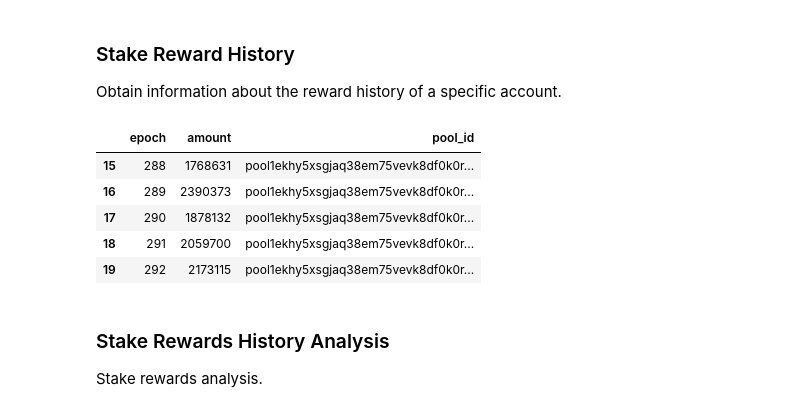
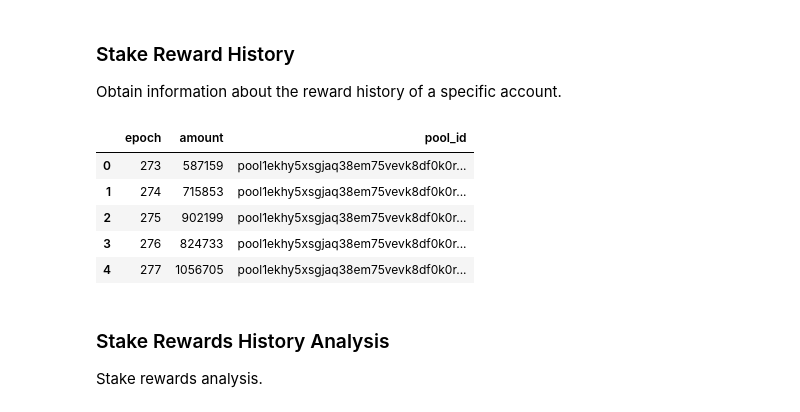
Before and after one commit to attadje/py-cardano-explorer, a Jupyter notebook: readme.ipynb, the cells around one changed output. Saved outputs shown, nothing was run; the diff lists cells and outputs as text; code cells hidden in the pictures.

```diff
--- a/readme.ipynb
+++ b/readme.ipynb
@@ -164,19 +161,17 @@ cardano_mainnet.stake_informations(stake_address)
 ### Stake Reward History
 Obtain information about the reward history of a specific account.
 # %%
-cardano_mainnet.stake_reward_history(stake_address)
-#or
 cardano_mainnet.stake_reward_history(stake_address,
                                      data_order='asc', # Optional: Data order (default: Ascending)
                                      nb_of_results=100, # Optional: Return max 100 results at the time (default: None), None for get all the data available.
                                      pandas=True) # Optional: Return a pandas dataframe
 # %% [output]
 |  | epoch | amount | pool_id |
-| 15 | 288 | 1768631 | pool1ekhy5xsgjaq38em75vevk8df0k0r... |
-| 16 | 289 | 2390373 | pool1ekhy5xsgjaq38em75vevk8df0k0r... |
-| 17 | 290 | 1878132 | pool1ekhy5xsgjaq38em75vevk8df0k0r... |
-| 18 | 291 | 2059700 | pool1ekhy5xsgjaq38em75vevk8df0k0r... |
-| 19 | 292 | 2173115 | pool1ekhy5xsgjaq38em75vevk8df0k0r... |
+| 0 | 273 | 587159 | pool1ekhy5xsgjaq38em75vevk8df0k0r... |
+| 1 | 274 | 715853 | pool1ekhy5xsgjaq38em75vevk8df0k0r... |
+| 2 | 275 | 902199 | pool1ekhy5xsgjaq38em75vevk8df0k0r... |
+| 3 | 276 | 824733 | pool1ekhy5xsgjaq38em75vevk8df0k0r... |
+| 4 | 277 | 1056705 | pool1ekhy5xsgjaq38em75vevk8df0k0r... |
 # %% [markdown]
 ### Stake Rewards History Analysis
 Stake rewards analysis.
```
Also changed, not shown: parts of 39 cells of this notebook, 5 other files.
